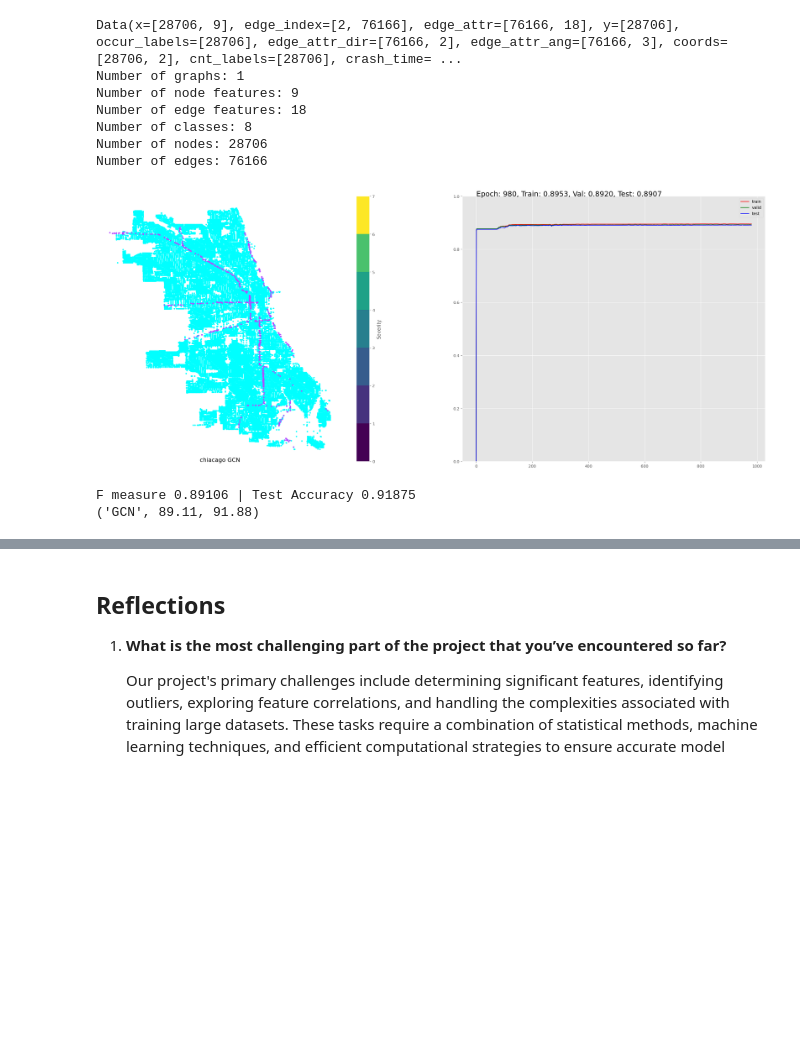
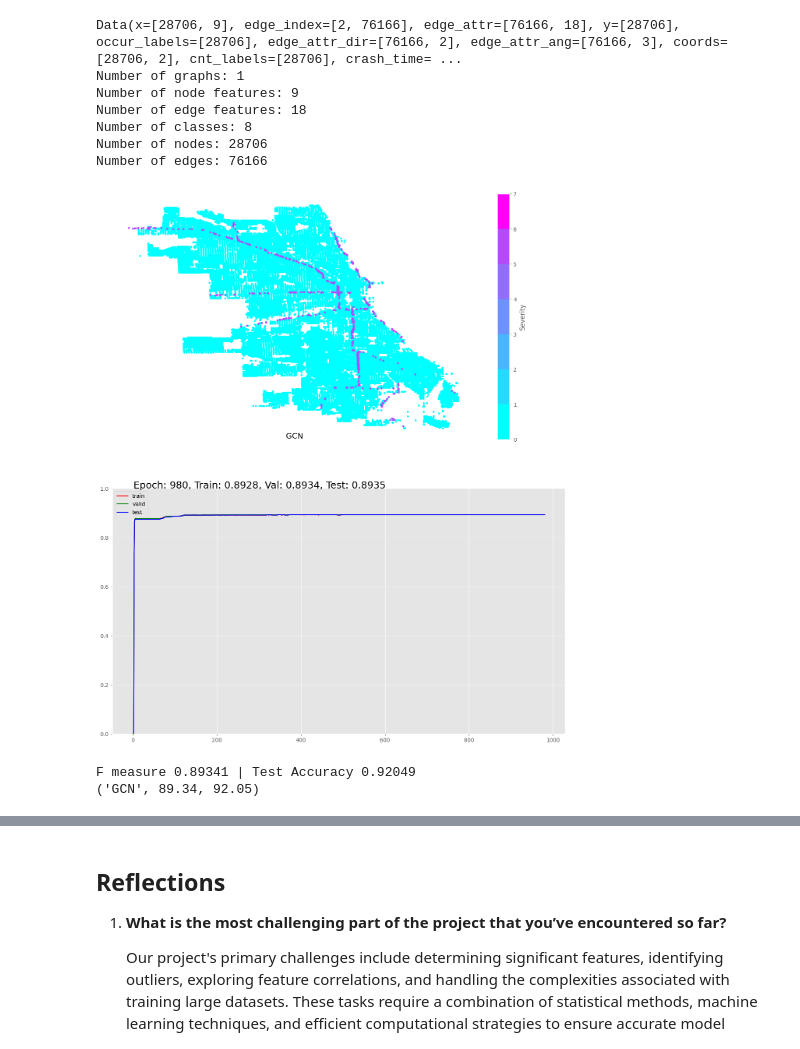
Before and after one commit to uic-cs418-traffic-crash-prediction/cs-418-traffic-crash-prediction, a Jupyter notebook: Crash_Prediction.ipynb, the cells around one changed output, grey strips where cells are left out. Saved outputs shown, nothing was run; the diff lists cells and outputs as text; code cells hidden in the pictures; blank space fills up the shorter version.

```diff
--- a/Crash_Prediction.ipynb
+++ b/Crash_Prediction.ipynb
@@ -1009,19 +1009,19 @@ def train_loop(model, data, optimizer, num_epochs, model_name='', city_name=''):
 
         if epoch % 20 == 0:
             clear_output(True)
-            fig, (ax1, ax) = plt.subplots(1, 2, figsize=(30, 12))
+            fig, (ax1, ax) = plt.subplots(2, 1, figsize=(15, 18))
             gdf_pred['label'] = label_pred.cpu().numpy()
             for i in range(class_num):
                 G = nx.MultiGraph()
                 G.add_nodes_from(gdf_pred[gdf_pred['label'] == i].index)
-                sub1 = nx.draw(G, ax=ax1, pos=pos_dict, node_color=colors.rgb2hex(cmap_points(i)), node_size=10, label=i)
+                sub1 = nx.draw(G, pos=pos_dict, ax=ax1, node_color=colors.rgb2hex(cmap(i)), node_size=10, label=i)
 
             ax.text(1, 1, log.format(epoch, train_measures[-1], valid_measures[-1], test_measures[-1]), fontsize=18)
             ax.plot(epochs, train_measures, "r", epochs, valid_measures, "g", epochs, test_measures, "b")
             ax.set_ylim([0, 1])
             ax.legend(["train", "valid", "test"])
             norm = colors.BoundaryNorm(boundaries=range(8), ncolors=8)
-            plt.colorbar(cm.ScalarMappable(norm=norm, cmap=cmap_map), ax=ax1, orientation='vertical', label='Severity')
+            plt.colorbar(cm.ScalarMappable(norm=norm, cmap=cmap), ax=ax1, orientation='vertical', label='Severity')
             ax1.set_title(city_name+' '+model_name, y=-0.01)
             plt.show()
 
@@ -1061,6 +1061,21 @@ class GAT(torch.nn.Module):
         x = self.fc1(x)
         return F.log_softmax(x, dim=1)
 
+def train_test_split_stratify(dataset, train_ratio, val_ratio, class_num):
+    labels = dataset[0].y
+    train_mask = torch.zeros(size=labels.shape, dtype=bool)
+    val_mask = torch.zeros(size=labels.shape, dtype=bool)
+    test_mask = torch.zeros(size=labels.shape, dtype=bool)
+    for i in range(class_num):
+        stratify_idx = np.argwhere(labels.numpy() == i).flatten()
+        np.random.shuffle(stratify_idx)
+        split1 = int(len(stratify_idx) * train_ratio)
+        split2 = split1 + int(len(stratify_idx) * val_ratio)
+        train_mask[stratify_idx[:split1]] = True
+        val_mask[stratify_idx[split1:split2]] = True
+        test_mask[stratify_idx[split2:]] = True
+
+    return train_mask, val_mask, test_mask
 
 
 d=16
@@ -1069,33 +1084,31 @@ all_res = []
 class_num = 8
 num_epochs = 1000
 file_path = 'exp-severity/'
-cmap_points = cm.get_cmap('cool', class_num)
-cmap_map = cm.get_cmap('viridis', class_num)
+cmap = cm.get_cmap('cool', class_num)
 # %%
 data.train_mask, data.val_mask, data.test_mask = train_test_split_stratify(dataset, train_ratio=0.6, val_ratio=0.2, class_num=class_num)
 sc = MinMaxScaler()
 data.x[data.train_mask] = torch.tensor(sc.fit_transform(data.x[data.train_mask]), dtype=torch.float)
 data.x[data.val_mask] = torch.tensor(sc.transform(data.x[data.val_mask]), dtype=torch.float)
 data.x[data.test_mask] = torch.tensor(sc.transform(data.x[data.test_mask]), dtype=torch.float)
 
 edge_attr_all = MinMaxScaler().fit_transform(data.edge_attr.cpu())
 edge_attr_all = torch.tensor(edge_attr_all).float()
 
 coords = data.coords.numpy()
 gdf_pred = pd.DataFrame({'x': coords[:, 0], 'y': coords[:, 1], 'label': data.y.numpy()})
 zip_iterator = zip(gdf_pred.index, gdf_pred[['x', 'y']].values)
 pos_dict = dict(zip_iterator)
 
-X_train, X_test, y_train, y_test = data.x[data.train_mask].cpu().numpy(), data.x[data.test_mask].cpu().numpy(), data.y[data.train_mask].cpu().numpy(), data.y[data.test_mask].cpu().numpy()
 
 model = GCN()
 optimizer = torch.optim.Adam(model.parameters(), lr=0.01, weight_decay=5e-4)
-res = train_loop(model, data, optimizer, num_epochs, 'GCN', 'chiacago')
+res = train_loop(model, data, optimizer, num_epochs, 'GCN')
 print(('GCN',) + res )
 # %% [output]
-[figure, old version]
+[figure, new version]
-F measure 0.89106 | Test Accuracy 0.91875
-('GCN', 89.11, 91.88)
+F measure 0.89341 | Test Accuracy 0.92049
+('GCN', 89.34, 92.05)
 # %%
 model = GAT()
 optimizer = torch.optim.Adam(model.parameters(), lr=0.01, weight_decay=5e-4)
```
Also changed, not shown: parts of 2 cells of this notebook, 1 other file.
